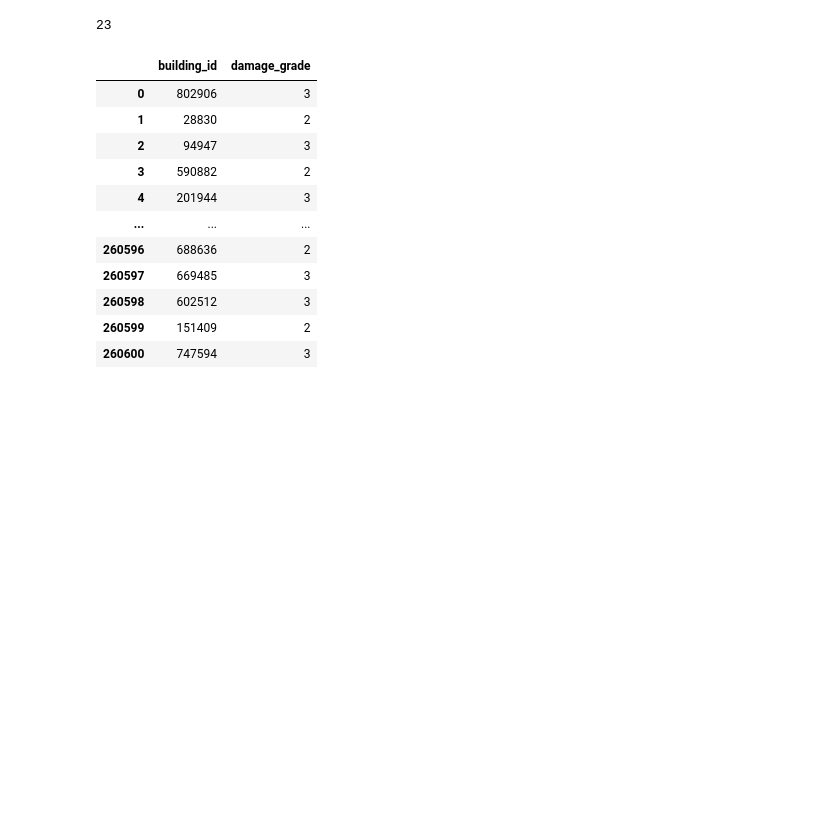
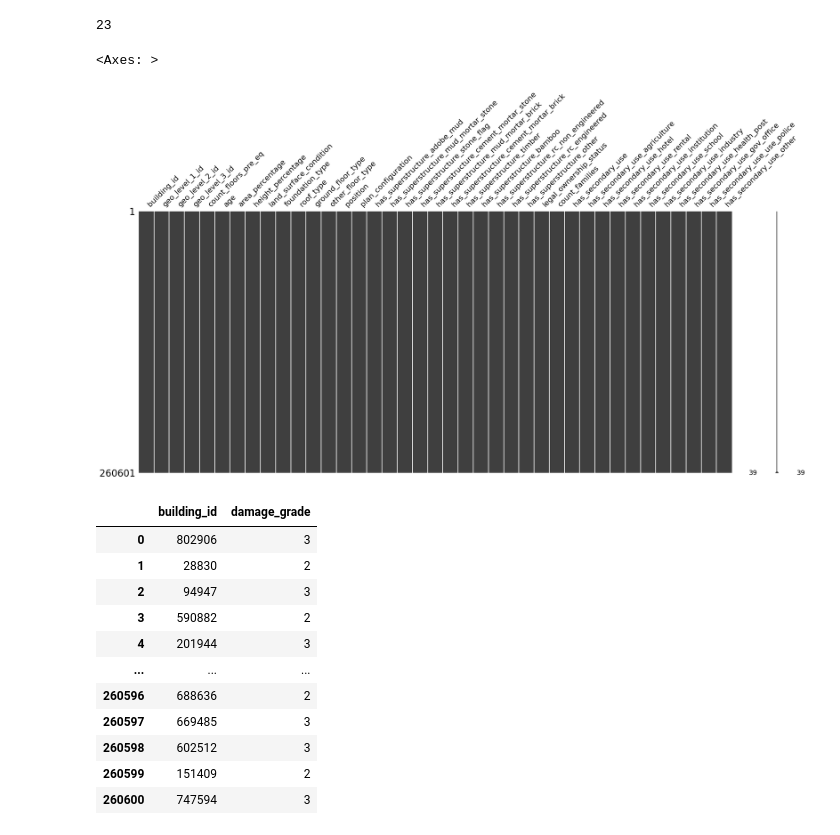
Before and after one commit to mrpolla/mini-competition_the_crows, a Jupyter notebook: notebooks/1-understanding-features.ipynb, the cells around one changed output. Saved outputs shown, nothing was run; the diff lists cells and outputs as text; code cells hidden in the pictures; blank space fills up the shorter version.

```diff
--- a/notebooks/1-understanding-features.ipynb
+++ b/notebooks/1-understanding-features.ipynb
@@ -6,7 +6,7 @@ import numpy as np
 import missingno as msno
 import collections
 # %%
-df = pd.read_csv('../data/raw/train_values.csv')
+df = pd.read_csv('./data/train_values.csv')
 df.dtypes
 # %% [output]
 building_id                                int64
@@ -79,7 +85,10 @@ print(sum(df['has_secondary_use_use_police']==1))
 # %% [output]
 23
 # %%
-# msno.matrix(df)
+msno.matrix(df)
+# %% [output]
+<Axes: >
+[figure, added]
 # %%
 dft = pd.read_csv('./data/train_labels.csv')
 dft
```
Also changed, not shown: parts of 1 cell of this notebook.
